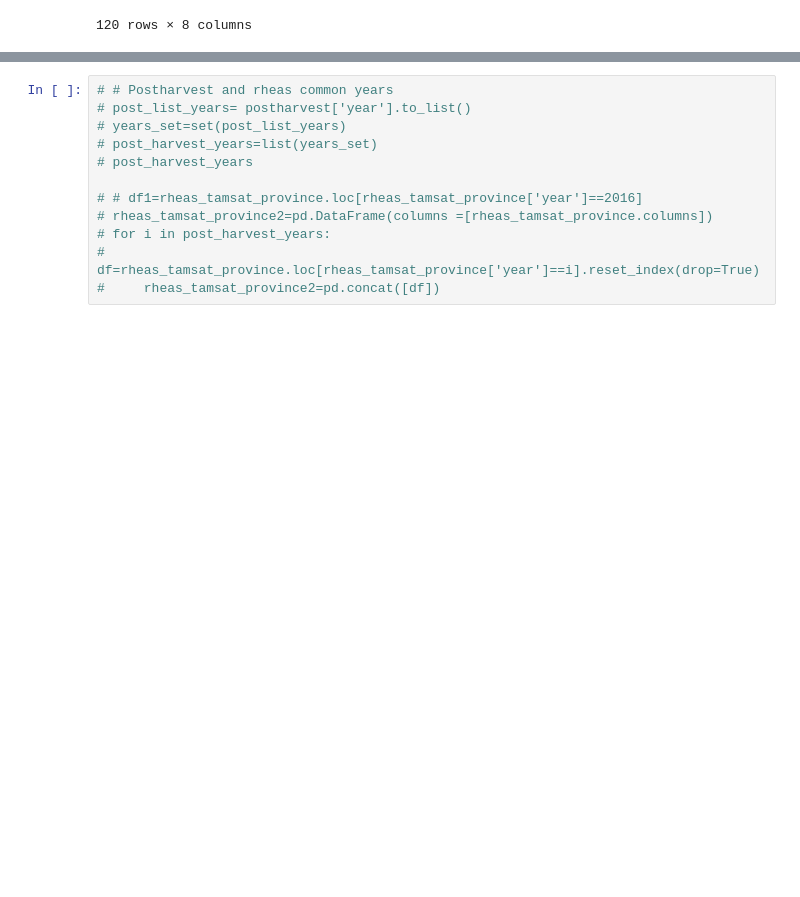
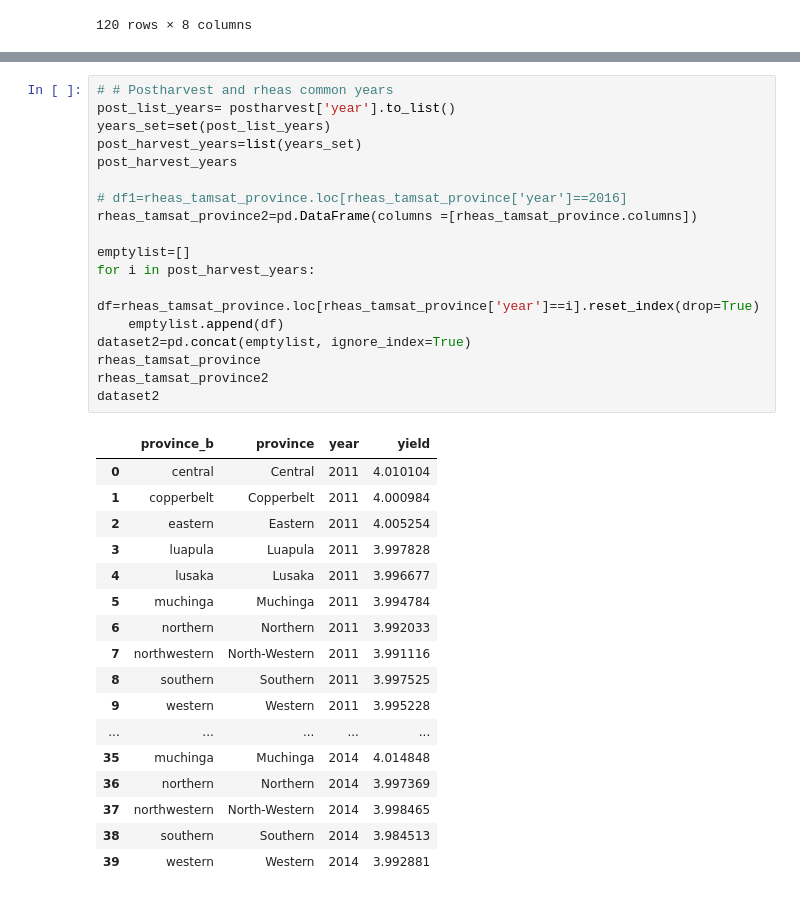
Before and after one commit to franklineronoh/crop-modeling, a Jupyter notebook: zambia/bias_correction_zmb.ipynb, the cells around one changed output, grey strips where cells are left out. Cells and saved outputs as stored; diff of their text form; blank space fills up the shorter version.

```diff
--- a/zambia/bias_correction_zmb.ipynb
+++ b/zambia/bias_correction_zmb.ipynb
@@ -257,16 +258,40 @@ province_rheas_preharvest_merged
 | 9 | western | 3.981835 | western | 0.736167 | western | 0.090999 | 2.658523 | 0.276286 | 2.644128 | ... |
 # %%
 # # Postharvest and rheas common years
-# post_list_years= postharvest['year'].to_list()
-# years_set=set(post_list_years)
-# post_harvest_years=list(years_set)
-# post_harvest_years
+post_list_years= postharvest['year'].to_list()
+years_set=set(post_list_years)
+post_harvest_years=list(years_set)
+post_harvest_years
 
-# # df1=rheas_tamsat_province.loc[rheas_tamsat_province['year']==2016]
-# rheas_tamsat_province2=pd.DataFrame(columns =[rheas_tamsat_province.columns])
-# for i in post_harvest_years:
-#     df=rheas_tamsat_province.loc[rheas_tamsat_province['year']==i].reset_index(drop=True)
-#     rheas_tamsat_province2=pd.concat([df])
+# df1=rheas_tamsat_province.loc[rheas_tamsat_province['year']==2016]
+rheas_tamsat_province2=pd.DataFrame(columns =[rheas_tamsat_province.columns])
+
+emptylist=[]
+for i in post_harvest_years:
+    df=rheas_tamsat_province.loc[rheas_tamsat_province['year']==i].reset_index(drop=True)
+    emptylist.append(df)
+dataset2=pd.concat(emptylist, ignore_index=True)
+rheas_tamsat_province
+rheas_tamsat_province2
+dataset2
+# %% [output]
+|  | province_b | province | year | yield |
+| 0 | central | Central | 2011 | 4.010104 |
+| 1 | copperbelt | Copperbelt | 2011 | 4.000984 |
+| 2 | eastern | Eastern | 2011 | 4.005254 |
+| 3 | luapula | Luapula | 2011 | 3.997828 |
+| 4 | lusaka | Lusaka | 2011 | 3.996677 |
+| 5 | muchinga | Muchinga | 2011 | 3.994784 |
+| 6 | northern | Northern | 2011 | 3.992033 |
+| 7 | northwestern | North-Western | 2011 | 3.991116 |
+| 8 | southern | Southern | 2011 | 3.997525 |
+| 9 | western | Western | 2011 | 3.995228 |
+| ... | ... | ... | ... | ... |
+| 35 | muchinga | Muchinga | 2014 | 4.014848 |
+| 36 | northern | Northern | 2014 | 3.997369 |
+| 37 | northwestern | North-Western | 2014 | 3.998465 |
+| 38 | southern | Southern | 2014 | 3.984513 |
+| 39 | western | Western | 2014 | 3.992881 |
 # %%
 # Postharvest and rheas metrics
 # only data from 2011 to 2014
```
Also changed, not shown: parts of 5 cells of this notebook, 1 other file.
